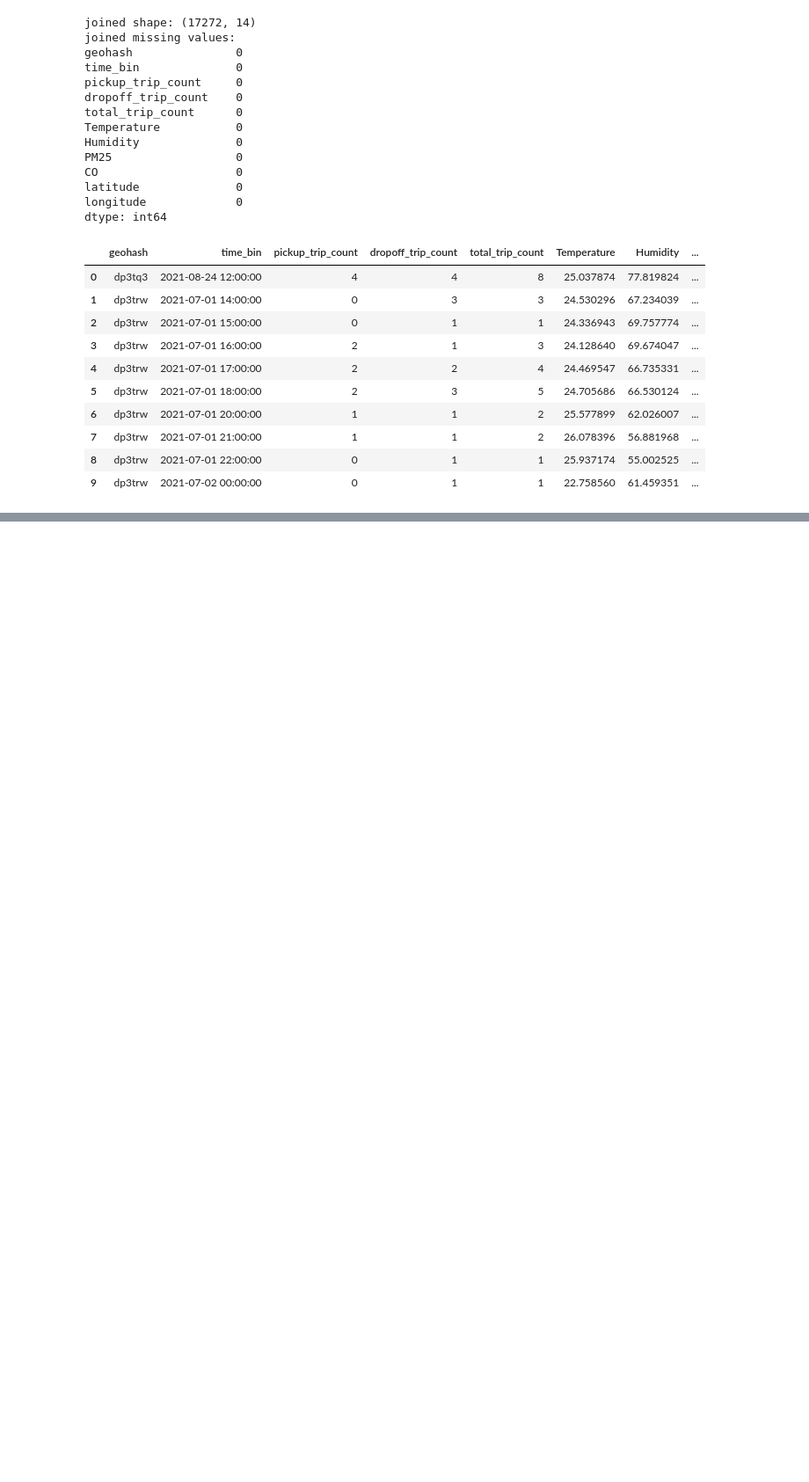
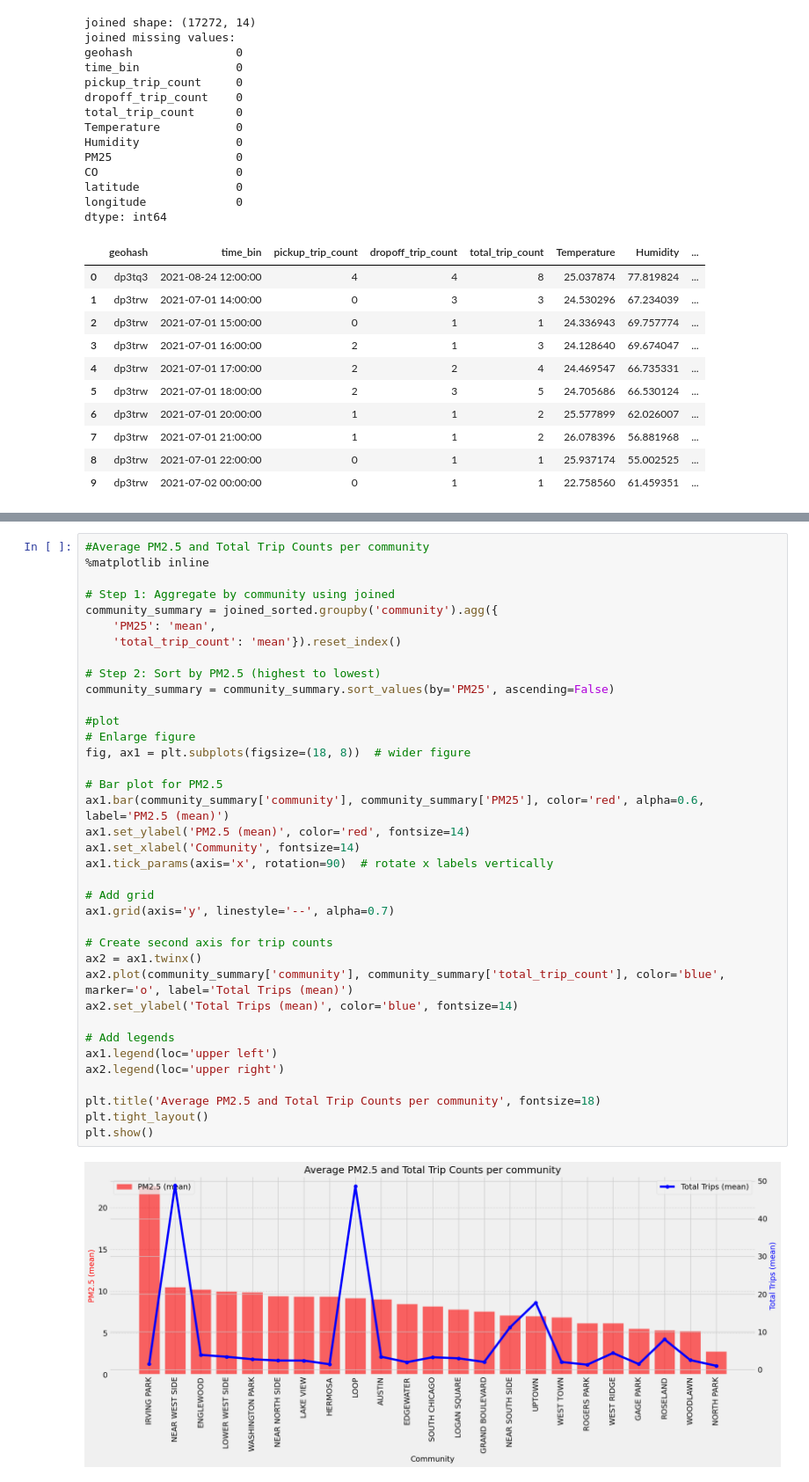
Before and after one commit to Dr-Isam-ALJAWARNEH/fds-project-space-time-clustering-for-aq, a Jupyter notebook: Chicago Space-Time Clustering of Mobility Patterns and Air Quality Hotspots.ipynb, the cells around one changed output, grey strips where cells are left out. Shown at 88% size. Drawn from its saved outputs; the diff is of its cells as text; blank space fills up the shorter version.

```diff
--- a/Chicago Space-Time Clustering of Mobility Patterns and Air Quality Hotspots.ipynb
+++ b/Chicago Space-Time Clustering of Mobility Patterns and Air Quality Hotspots.ipynb
@@ -511,0 +563,39 @@ dtype: int64
+# %%
+#Average PM2.5 and Total Trip Counts per community
+%matplotlib inline
+
+# Step 1: Aggregate by community using joined
+community_summary = joined_sorted.groupby('community').agg({
+    'PM25': 'mean',
+    'total_trip_count': 'mean'}).reset_index()
+
+# Step 2: Sort by PM2.5 (highest to lowest)
+community_summary = community_summary.sort_values(by='PM25', ascending=False)
+
+#plot
+# Enlarge figure
+fig, ax1 = plt.subplots(figsize=(18, 8))  # wider figure
+
+# Bar plot for PM2.5
+ax1.bar(community_summary['community'], community_summary['PM25'], color='red', alpha=0.6, label='PM2.5 (mean)')
+ax1.set_ylabel('PM2.5 (mean)', color='red', fontsize=14)
+ax1.set_xlabel('Community', fontsize=14)
+ax1.tick_params(axis='x', rotation=90)  # rotate x labels vertically
+
+# Add grid
+ax1.grid(axis='y', linestyle='--', alpha=0.7)
+
+# Create second axis for trip counts
+ax2 = ax1.twinx()
+ax2.plot(community_summary['community'], community_summary['total_trip_count'], color='blue', marker='o', label='Total Trips (mean)')
+ax2.set_ylabel('Total Trips (mean)', color='blue', fontsize=14)
+
+# Add legends
+ax1.legend(loc='upper left')
+ax2.legend(loc='upper right')
+
+plt.title('Average PM2.5 and Total Trip Counts per community', fontsize=18)
+plt.tight_layout()
+plt.show()
+# %% [output]
+[figure, added]
```
Also changed, not shown: parts of 6 cells of this notebook.
